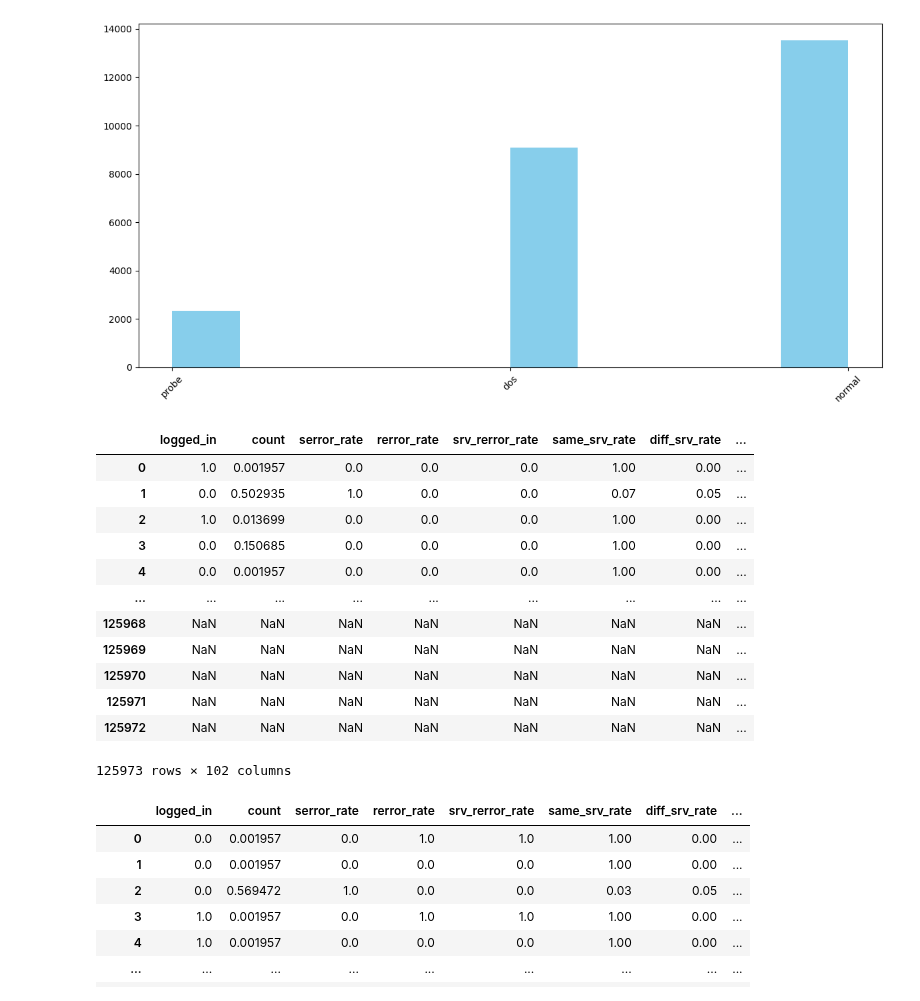
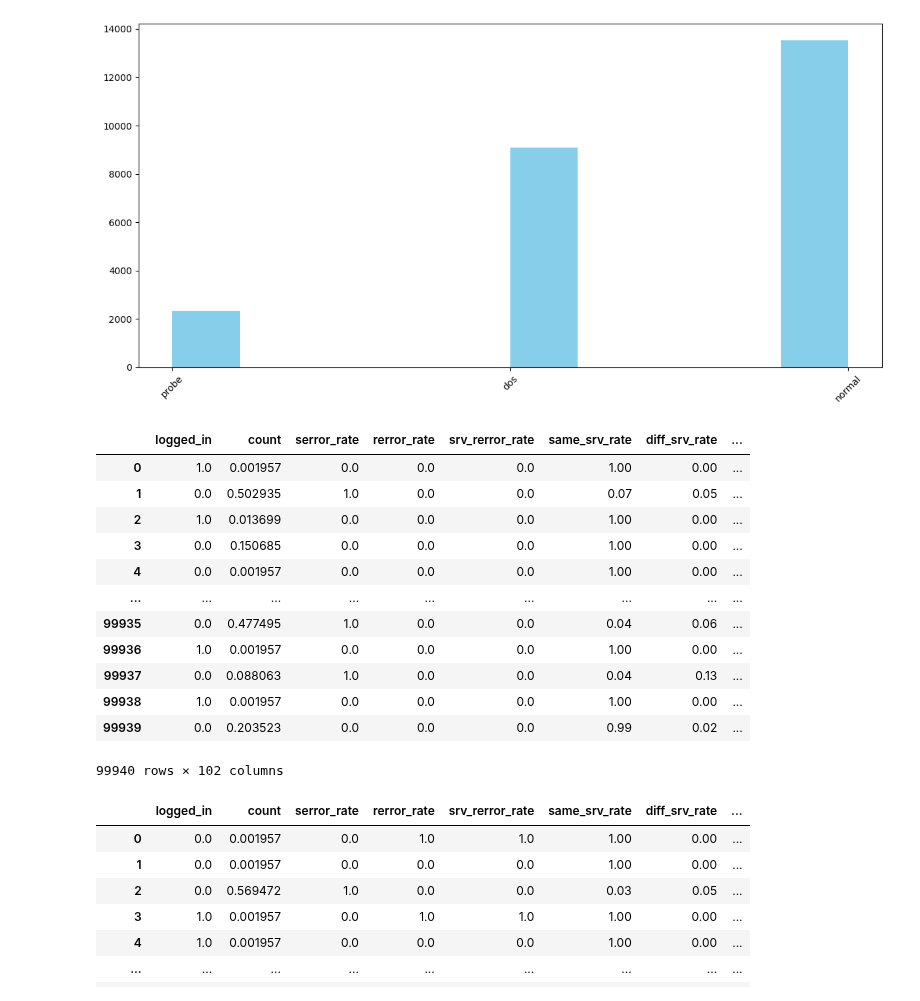
Before and after one commit to MarcoLorenzoCampo/IDS_Thesis, a Jupyter notebook: dataset_maker.ipynb, the cells around one changed output. Drawn from its saved outputs; the diff is of its cells as text; code cells hidden in the pictures.

Commit message:
renewed the data processing

```diff
--- a/dataset_maker.ipynb
+++ b/dataset_maker.ipynb
@@ -327,29 +345,24 @@ plot_util(kdd_val_l1)
 # %%
 # Lastly, we replace the labels with target variables that are actually used by the classifiers
 
-y_train_l1 = np.array([1 if x in (dos_attacks+probe_attacks) else 0 for x in kdd_train_original['label']])
+y_train_l1 = np.array([1 if x in (dos_attacks+probe_attacks) else 0 for x in kdd_train_l1['label']])
 y_train_l1 = y_train_l1.astype(int)
 targets = pd.DataFrame(y_train_l1, columns=['target'])
 x_train_l1 = pd.concat([kdd_train_l1.reset_index(drop=True).drop('label', axis=1), targets], axis=1)
 
-y_val_l1 = np.array([1 if x in (dos_attacks+probe_attacks) else 0 for x in kdd_test_original['label']])
-y_val_l1 = y_val_l1.astype(int)
-targets = pd.DataFrame(y_val_l1, columns=['target'])
-x_val_l1 = pd.concat([kdd_val_l1.reset_index(drop=True).drop('label', axis=1), targets], axis=1)
-
 x_train_l1
 # %% [output]
 |  | logged_in | count | serror_rate | rerror_rate | srv_rerror_rate | same_srv_rate | diff_srv_rate | ... |
 | 0 | 1.0 | 0.001957 | 0.0 | 0.0 | 0.0 | 1.00 | 0.00 | ... |
 | 1 | 0.0 | 0.502935 | 1.0 | 0.0 | 0.0 | 0.07 | 0.05 | ... |
 | 2 | 1.0 | 0.013699 | 0.0 | 0.0 | 0.0 | 1.00 | 0.00 | ... |
 | 3 | 0.0 | 0.150685 | 0.0 | 0.0 | 0.0 | 1.00 | 0.00 | ... |
 | 4 | 0.0 | 0.001957 | 0.0 | 0.0 | 0.0 | 1.00 | 0.00 | ... |
 | ... | ... | ... | ... | ... | ... | ... | ... | ... |
-| 125968 | NaN | NaN | NaN | NaN | NaN | NaN | NaN | ... |
-| 125969 | NaN | NaN | NaN | NaN | NaN | NaN | NaN | ... |
-| 125970 | NaN | NaN | NaN | NaN | NaN | NaN | NaN | ... |
-| 125971 | NaN | NaN | NaN | NaN | NaN | NaN | NaN | ... |
-| 125972 | NaN | NaN | NaN | NaN | NaN | NaN | NaN | ... |
+| 99935 | 0.0 | 0.477495 | 1.0 | 0.0 | 0.0 | 0.04 | 0.06 | ... |
+| 99936 | 1.0 | 0.001957 | 0.0 | 0.0 | 0.0 | 1.00 | 0.00 | ... |
+| 99937 | 0.0 | 0.088063 | 1.0 | 0.0 | 0.0 | 0.04 | 0.13 | ... |
+| 99938 | 1.0 | 0.001957 | 0.0 | 0.0 | 0.0 | 1.00 | 0.00 | ... |
+| 99939 | 0.0 | 0.203523 | 0.0 | 0.0 | 0.0 | 0.99 | 0.02 | ... |
-125973 rows × 102 columns
+99940 rows × 102 columns
 # %%
```
Also changed, not shown: parts of 10 cells of this notebook, 41 other files.
